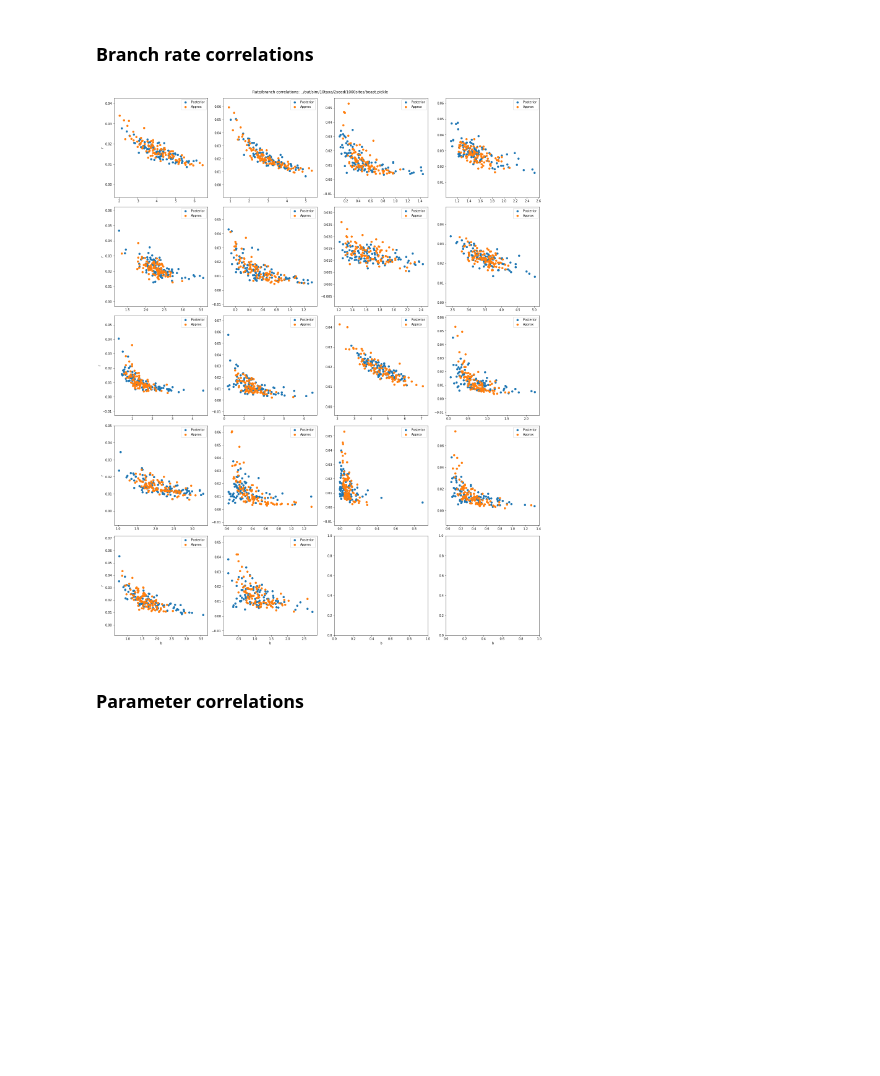
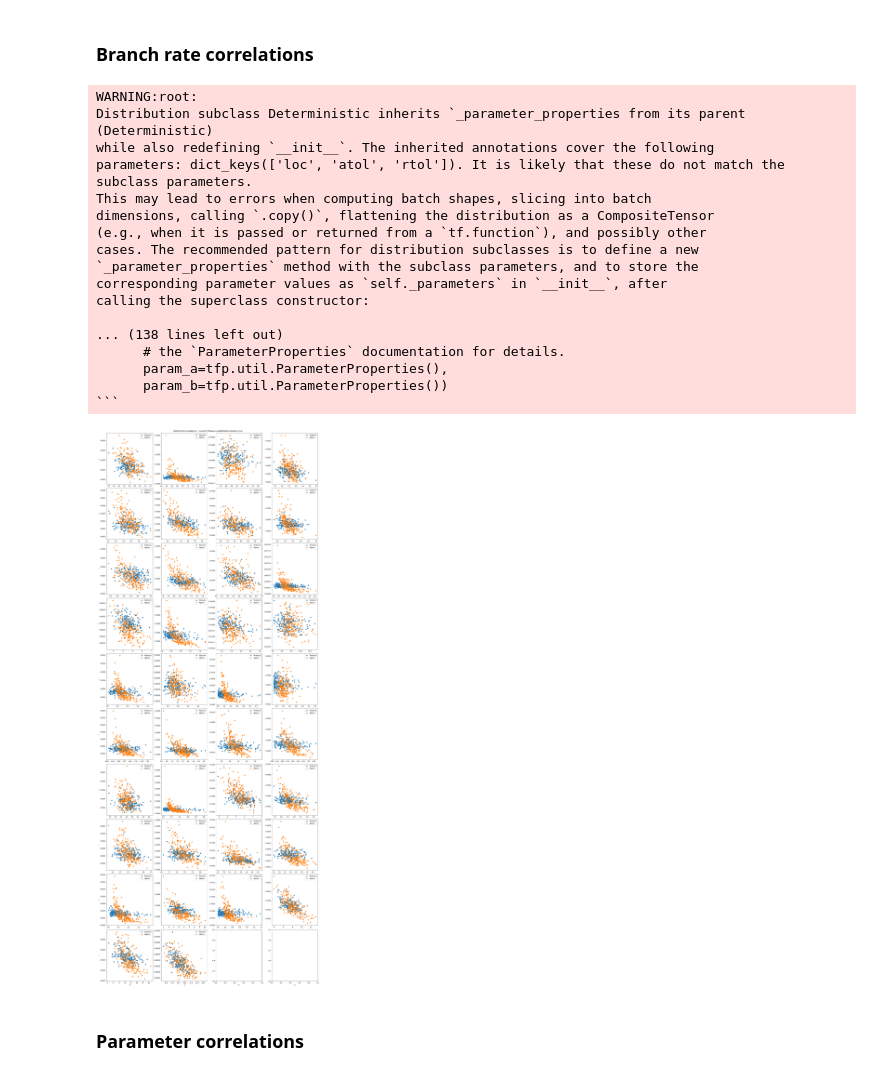
Before and after one commit to christiaanjs/treeflow-paper, a Jupyter notebook: notebook/plot-posterior-relaxed.ipynb, the cells around one changed output. Drawn from its saved outputs; the diff is of its cells as text; code cells hidden in the pictures; blank space fills up the shorter version.

Commit message:
Beast results processing and some diagnostic plots

````diff
--- a/notebook/plot-posterior-relaxed.ipynb
+++ b/notebook/plot-posterior-relaxed.ipynb
@@ -1,12 +1,12 @@
 # %%
-topology_file = '../out/sim/10taxa/2seed/tree-sim.newick'
-beast_result_file = '../out/sim/10taxa/2seed/1000sites/beast.pickle'
-correlation_plot_out_file = '../out/sim/10taxa/2seed/1000sites/rate-correlations-scaled.png'
-marginal_plot_out_file = '../out/sim/10taxa/2seed/1000sites/marginals-scaled.png'
-rate_marginal_plot_out_file = '../out/sim/10taxa/2seed/1000sites/rate-marginals-scaled.png'
-variational_fit_file = '../out/sim/10taxa/2seed/1000sites/variational-fit-scaled.pickle'
+topology_file = '../out/sim/20taxa/2seed/tree-sim.newick'
+beast_result_file = '../out/sim/20taxa/2seed/10000sites/beast.pickle'
+correlation_plot_out_file = '../out/sim/20taxa/2seed/10000sites/rate-correlations-scaled_conjugate.png'
+marginal_plot_out_file = '../out/sim/20taxa/2seed/10000sites/marginals-scaled_conjugate.png'
+rate_marginal_plot_out_file = '../out/sim/20taxa/2seed/10000sites/rate-marginals-scaled_conjugate.png'
+variational_fit_file = '../out/sim/20taxa/2seed/10000sites/variational-fit-scaled_conjugate.pickle'
 model_file = '../config/model.yaml'
-clock_approx = 'scaled'
+clock_approx = 'scaled_conjugate'
 # %%
 from treeflow_pipeline.util import pickle_input, yaml_input
 
@@ -38,34 +61,51 @@ approx = treeflow_pipeline.model.reconstruct_approx(topology_file, variational_f
 # %%
 import treeflow.sequences
 import numpy as np
 
 n_cols = 4
 n_rows = int(np.ceil(n_branches / n_cols))
 
-n_plot_samples = 100
+n_plot_samples = 200
 n_beast_samples = beast_result['branch_lengths'].shape[0]
 beast_sample_indices = np.random.choice(n_beast_samples, n_plot_samples)
 
 approx_samples = approx.sample(n_plot_samples)
 approx_blens = treeflow.sequences.get_branch_lengths(approx_samples['tree'])
-approx_rates_t = approx_samples['clock_rate'].numpy() * approx_samples['rates'].numpy().T
+approx_rates_t =  approx_samples['rates'].numpy().T
 fig, axs = plt.subplots(nrows=n_rows, ncols=n_cols, figsize=(20, 5*n_rows), constrained_layout=True)
 axs_flat = [ax for row in axs for ax in row]
-for ax, branch_blens, branch_rates, approx_blens, approx_rates in zip(axs_flat, beast_result['branch_lengths'][beast_sample_indices].T, beast_result['absolute_rates'][beast_sample_indices].T, approx_blens.numpy().T, approx_rates_t):
-    ax.scatter(branch_blens, branch_rates, label='Posterior')
-    ax.scatter(approx_blens, approx_rates, label='Approx')
+for ax, branch_b, branch_rates, approx_b, approx_rates in zip(axs_flat, beast_result['branch_lengths'][beast_sample_indices].T, beast_result['absolute_rates'][beast_sample_indices].T, approx_blens.numpy().T, approx_rates_t):
+    ax.scatter(branch_b, branch_rates, label='Posterior')
+    ax.scatter(approx_b, approx_rates, label='Approx')
     leg = ax.legend()
 
 for ax in axs[-1]:
     ax.set_xlabel('b')
 
 for row in axs:
     row[0].set_ylabel('r')
 
 plt.suptitle('Rate/branch correlations: ' + beast_result_file);
 plt.savefig(correlation_plot_out_file)
 # %% [output]
+WARNING:root:
+Distribution subclass Deterministic inherits `_parameter_properties from its parent (Deterministic)
+while also redefining `__init__`. The inherited annotations cover the following
+parameters: dict_keys(['loc', 'atol', 'rtol']). It is likely that these do not match the subclass parameters.
+This may lead to errors when computing batch shapes, slicing into batch
+dimensions, calling `.copy()`, flattening the distribution as a CompositeTensor
+(e.g., when it is passed or returned from a `tf.function`), and possibly other
+cases. The recommended pattern for distribution subclasses is to define a new
+`_parameter_properties` method with the subclass parameters, and to store the
+corresponding parameter values as `self._parameters` in `__init__`, after
+calling the superclass constructor:
+
+... (138 lines left out)
+      # the `ParameterProperties` documentation for details.
+      param_a=tfp.util.ParameterProperties(),
+      param_b=tfp.util.ParameterProperties())
+```
-[figure, old version]
+[figure, new version]
 # %% [markdown]
 ### Parameter correlations
 # %%
````
Also changed, not shown: parts of 17 cells of this notebook, 2 other files.
